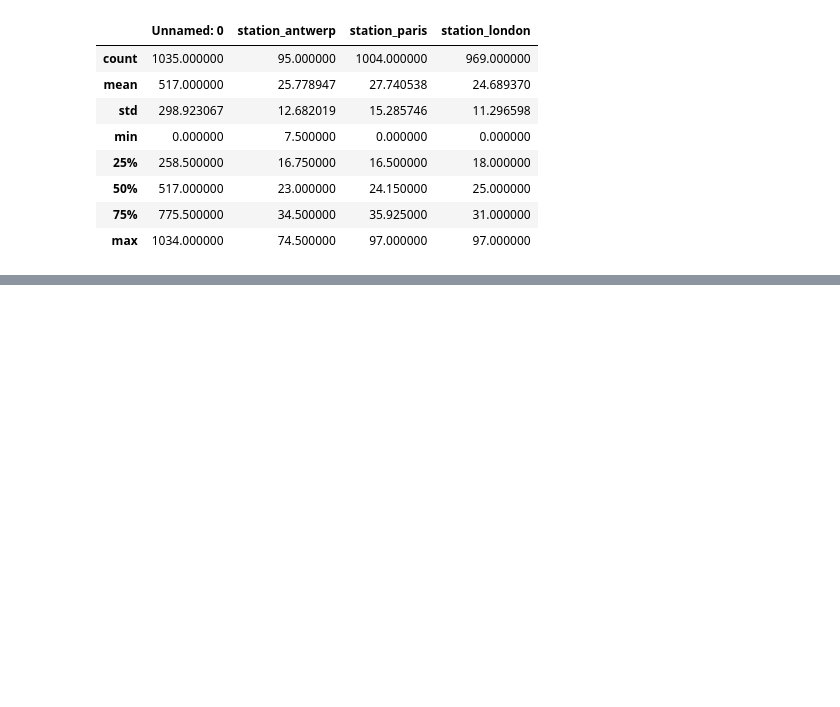
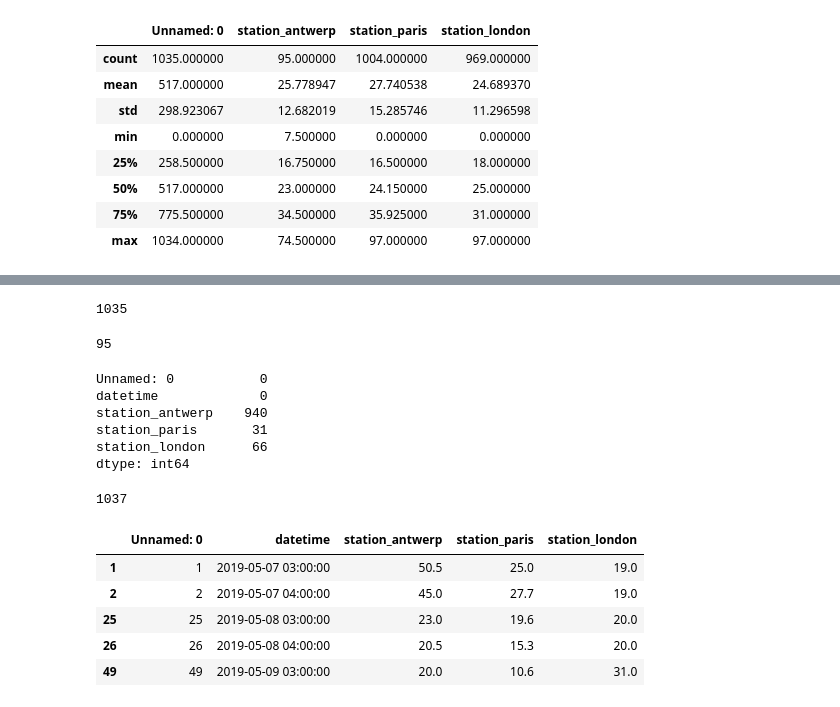
Before and after one commit to Dipak-Jagadale/Pandas, a Jupyter notebook: Dipak_start_to_end_Pandas.ipynb, the cells around one changed output, grey strips where cells are left out. Cells and saved outputs as stored; diff of their text form; code cells hidden in the pictures; blank space fills up the shorter version.

```diff
--- a/Dipak_start_to_end_Pandas.ipynb
+++ b/Dipak_start_to_end_Pandas.ipynb
@@ -958,0 +951,32 @@ len(df1)
+# %%
+len(df1)
+# %% [output]
+1035
+# %%
+1035-940
+# %% [output]
+95
+# %%
+df1.isnull().sum()
+# %% [output]
+Unnamed: 0           0
+datetime             0
+station_antwerp    940
+station_paris       31
+station_london      66
+dtype: int64
+# %%
+66+31+940
+# %% [output]
+1037
+# %%
+x = df1.dropna()
+# %%
+x.head()
+# %% [output]
+|  | Unnamed: 0 | datetime | station_antwerp | station_paris | station_london |
+| 1 | 1 | 2019-05-07 03:00:00 | 50.5 | 25.0 | 19.0 |
+| 2 | 2 | 2019-05-07 04:00:00 | 45.0 | 27.7 | 19.0 |
+| 25 | 25 | 2019-05-08 03:00:00 | 23.0 | 19.6 | 20.0 |
+| 26 | 26 | 2019-05-08 04:00:00 | 20.5 | 15.3 | 20.0 |
+| 49 | 49 | 2019-05-09 03:00:00 | 20.0 | 10.6 | 31.0 |
```
Also changed, not shown: parts of 29 cells of this notebook.
